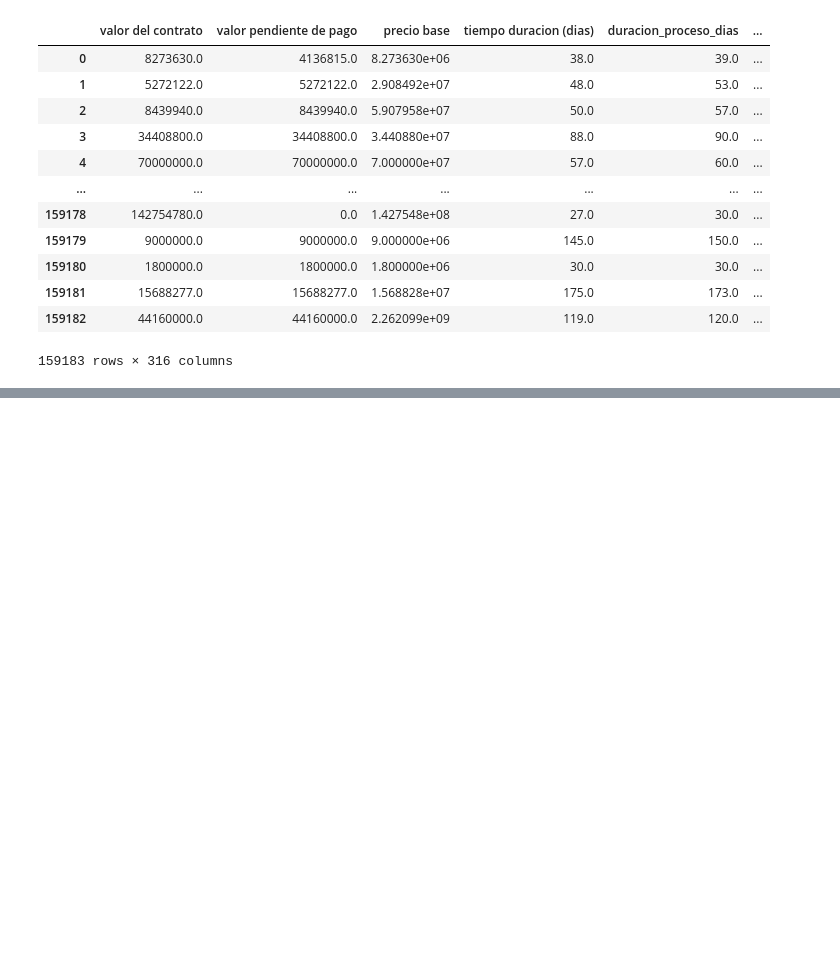
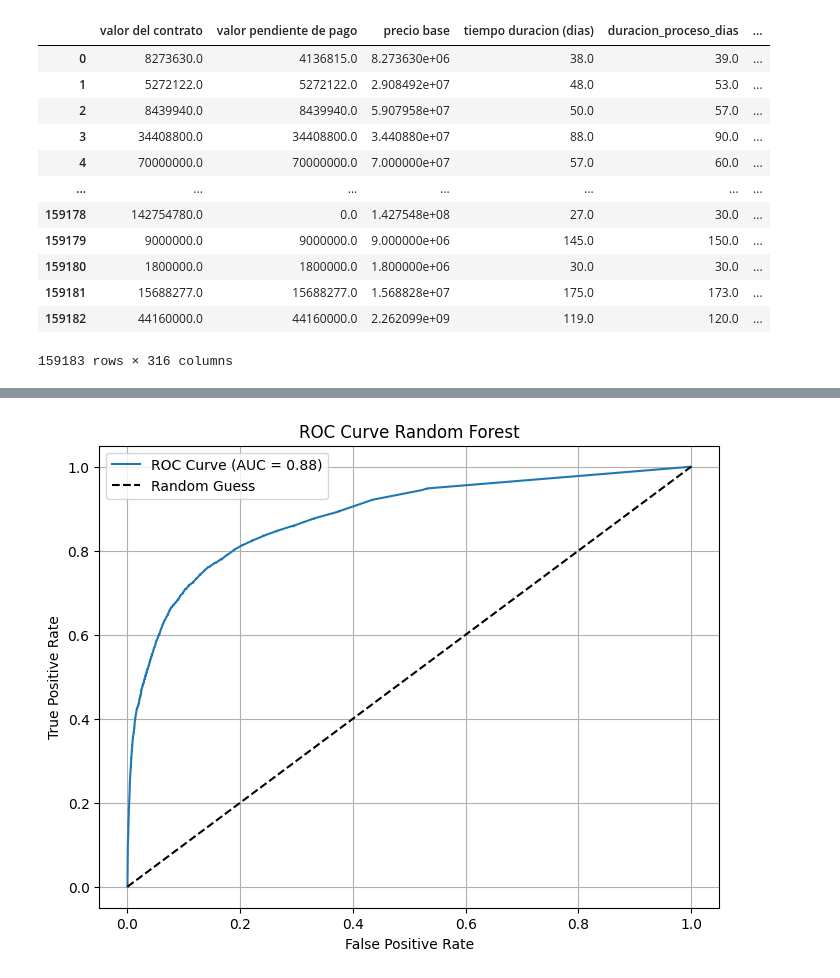
Before and after one commit to Marcocruz88/Repositoriotesis, a Jupyter notebook: Modelo.ipynb, the cells around one changed output, grey strips where cells are left out. Saved outputs shown, nothing was run; the diff lists cells and outputs as text; code cells hidden in the pictures; blank space fills up the shorter version.

Commit message:
XGBOOST,RF,LGB,GB sin configuración de hiperparametros

```diff
--- a/Modelo.ipynb
+++ b/Modelo.ipynb
@@ -187,8 +191,0 @@ y_pred_XG = model_XG.predict(X_test)
-# %%
-# Crear y entrenar el modelo XGBoost
-model = XGBClassifier(use_label_encoder=False, eval_metric='logloss',scale_pos_weight=7.81,
-                      n_estimators=100, max_depth=8 learning_rate=0.1)
-model.fit(X_train, y_train)
-
-# Hacer predicciones
-y_pred = model.predict(X_test)
@@ -225,0 +241,14 @@ plt.show()
+# %%
+# Crear y entrenar el modelo Random Forest
+model_RF = RandomForestClassifier(
+    n_estimators=100,  # Número de árboles
+    max_depth=None,    # Sin límite de profundidad
+    random_state=42,   # Para reproducibilidad
+    class_weight='balanced'  # Manejo de clases desbalanceadas
+)
+
+# Entrenar el modelo
+model_RF.fit(X_train, y_train)
+
+# Hacer predicciones
+y_pred_RF = model_RF.predict(X_test)
@@ -225,0 +282,22 @@ plt.show()
+# %%
+# Calcular las probabilidades predichas
+y_pred_proba_RF = model_RF.predict_proba(X_test)[:, 1]
+
+# Calcular la curva ROC
+fpr, tpr, thresholds = roc_curve(y_test, y_pred_proba_RF)
+
+# Calcular el AUC
+auc_RF = roc_auc_score(y_test, y_pred_proba_RF)
+
+# Graficar la curva ROC
+plt.figure(figsize=(8, 6))
+plt.plot(fpr, tpr, label=f'ROC Curve (AUC = {auc_RF:.2f})')
+plt.plot([0, 1], [0, 1], 'k--', label='Random Guess')
+plt.xlabel('False Positive Rate')
+plt.ylabel('True Positive Rate')
+plt.title('ROC Curve Random Forest')
+plt.legend()
+plt.grid()
+plt.show()
+# %% [output]
+[figure, added]
```
Also changed, not shown: parts of 18 cells of this notebook.
